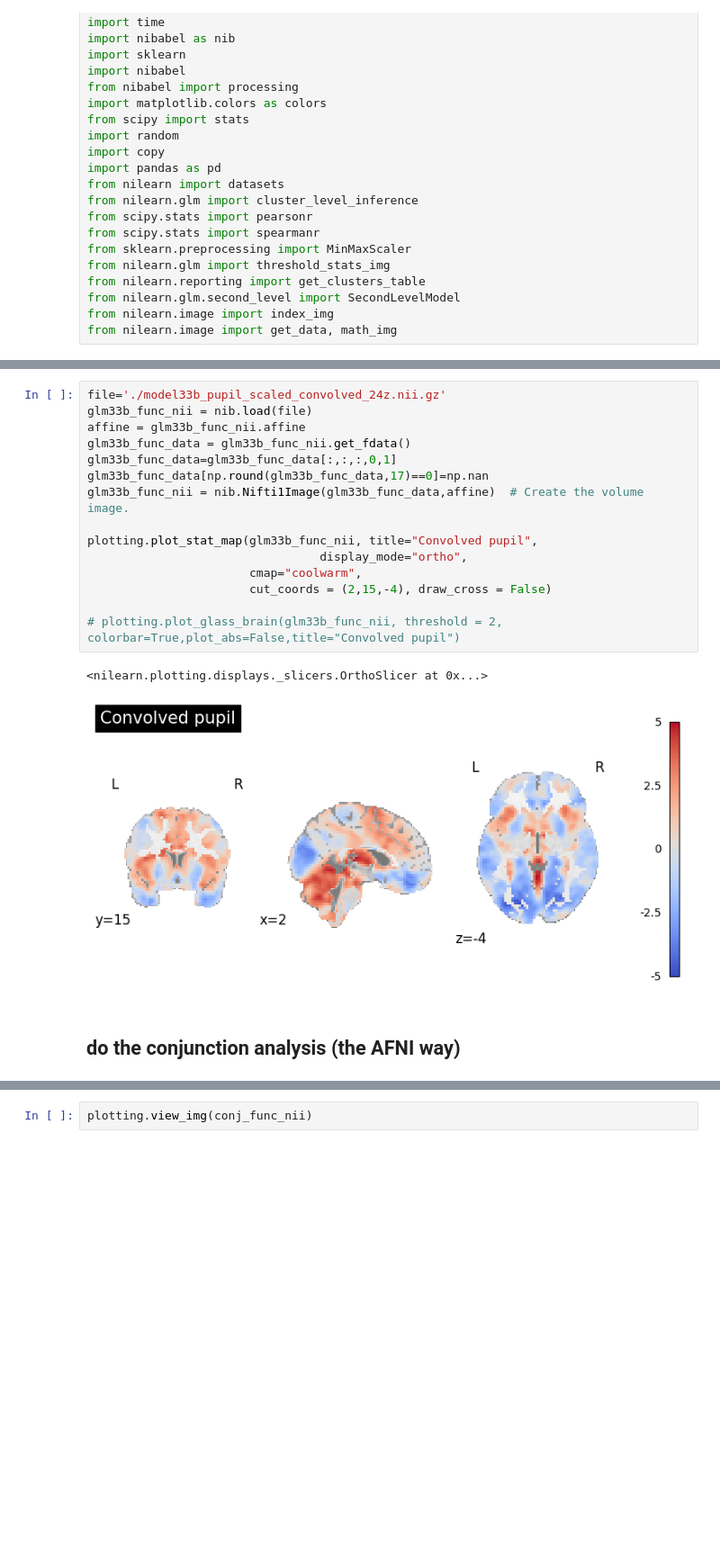
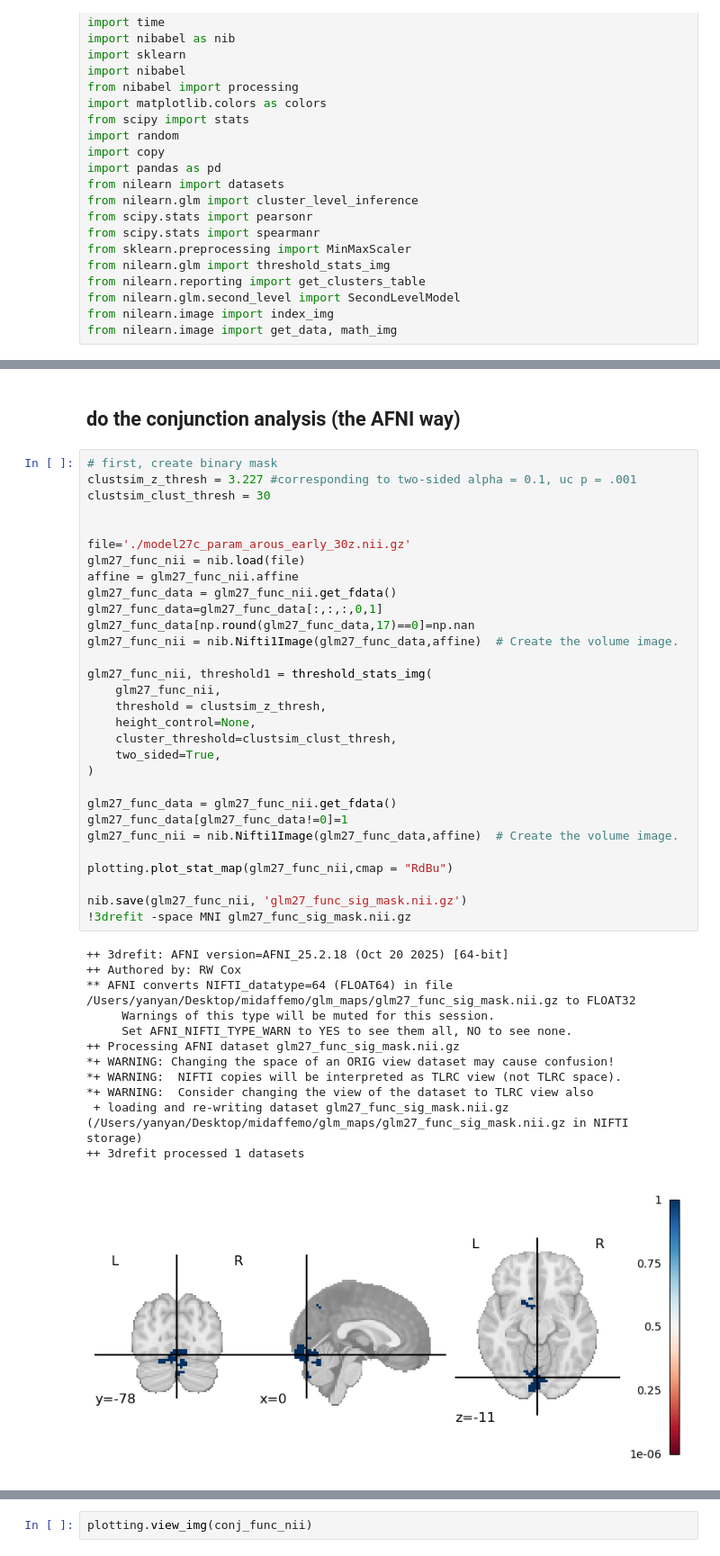
Before and after one commit to ryanyim98/mid-pupil, a Jupyter notebook: analyses/fmri/jupyter/conjunction_analysis.ipynb, the cells around one changed output, grey strips where cells are left out. Shown at 90% size. Drawn from its saved outputs; the diff is of its cells as text; blank space fills up the shorter version.

```diff
--- a/analyses/fmri/jupyter/conjunction_analysis.ipynb
+++ b/analyses/fmri/jupyter/conjunction_analysis.ipynb
@@ -54,20 +36,45 @@ plotting.plot_stat_map(glm27_func_nii, title="Subjective arousal",
-# %%
-file='./model33b_pupil_scaled_convolved_24z.nii.gz'
-glm33b_func_nii = nib.load(file)
-affine = glm33b_func_nii.affine
-glm33b_func_data = glm33b_func_nii.get_fdata()
-glm33b_func_data=glm33b_func_data[:,:,:,0,1]
-glm33b_func_data[np.round(glm33b_func_data,17)==0]=np.nan
-glm33b_func_nii = nib.Nifti1Image(glm33b_func_data,affine)  # Create the volume image.
-
-plotting.plot_stat_map(glm33b_func_nii, title="Convolved pupil",
-                                 display_mode="ortho",
-                       cmap="coolwarm",
-                       cut_coords = (2,15,-4), draw_cross = False)
-
-# plotting.plot_glass_brain(glm33b_func_nii, threshold = 2, colorbar=True,plot_abs=False,title="Convolved pupil")
-# %% [output]
-<nilearn.plotting.displays._slicers.OrthoSlicer at 0x...>
-[figure, old version]
 # %% [markdown]
 ## do the conjunction analysis (the AFNI way)
+# %%
+# first, create binary mask
+clustsim_z_thresh = 3.227 #corresponding to two-sided alpha = 0.1, uc p = .001
+clustsim_clust_thresh = 30
+
+
+file='./model27c_param_arous_early_30z.nii.gz'
+glm27_func_nii = nib.load(file)
+affine = glm27_func_nii.affine
+glm27_func_data = glm27_func_nii.get_fdata()
+glm27_func_data=glm27_func_data[:,:,:,0,1]
+glm27_func_data[np.round(glm27_func_data,17)==0]=np.nan
+glm27_func_nii = nib.Nifti1Image(glm27_func_data,affine)  # Create the volume image.
+
+glm27_func_nii, threshold1 = threshold_stats_img(
+    glm27_func_nii,
+    threshold = clustsim_z_thresh,
+    height_control=None,
+    cluster_threshold=clustsim_clust_thresh,
+    two_sided=True,
+)
+
+glm27_func_data = glm27_func_nii.get_fdata()
+glm27_func_data[glm27_func_data!=0]=1
+glm27_func_nii = nib.Nifti1Image(glm27_func_data,affine)  # Create the volume image.
+
+plotting.plot_stat_map(glm27_func_nii,cmap = "RdBu")
+
+nib.save(glm27_func_nii, 'glm27_func_sig_mask.nii.gz')
+!3drefit -space MNI glm27_func_sig_mask.nii.gz
+# %% [output]
+++ 3drefit: AFNI version=AFNI_25.2.18 (Oct 20 2025) [64-bit]
+++ Authored by: RW Cox
+** AFNI converts NIFTI_datatype=64 (FLOAT64) in file /Users/yanyan/Desktop/midaffemo/glm_maps/glm27_func_sig_mask.nii.gz to FLOAT32
+     Warnings of this type will be muted for this session.
+     Set AFNI_NIFTI_TYPE_WARN to YES to see them all, NO to see none.
+++ Processing AFNI dataset glm27_func_sig_mask.nii.gz
+*+ WARNING: Changing the space of an ORIG view dataset may cause confusion!
+*+ WARNING:  NIFTI copies will be interpreted as TLRC view (not TLRC space).
+*+ WARNING:  Consider changing the view of the dataset to TLRC view also
+ + loading and re-writing dataset glm27_func_sig_mask.nii.gz (/Users/yanyan/Desktop/midaffemo/glm_maps/glm27_func_sig_mask.nii.gz in NIFTI storage)
+++ 3drefit processed 1 datasets
+[figure, added]
```
Also changed, not shown: parts of 15 cells of this notebook, 21 other files.
